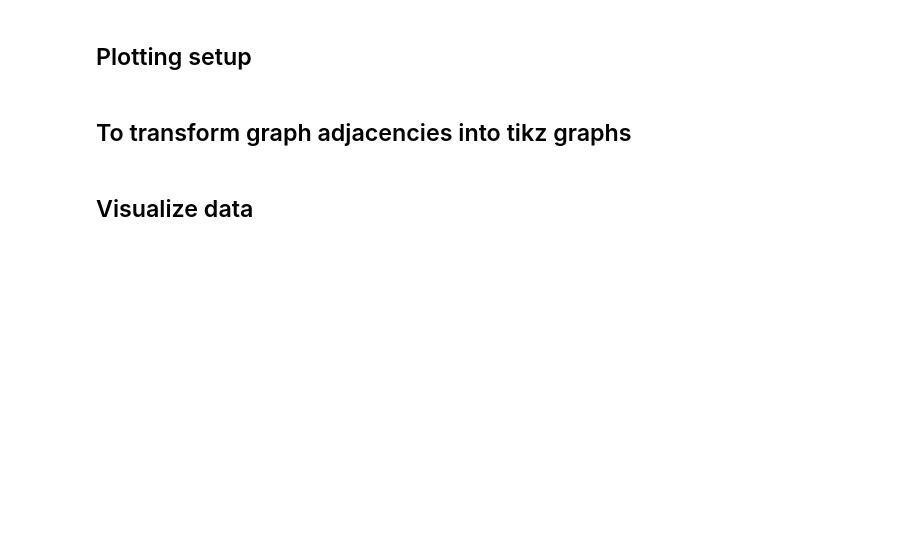
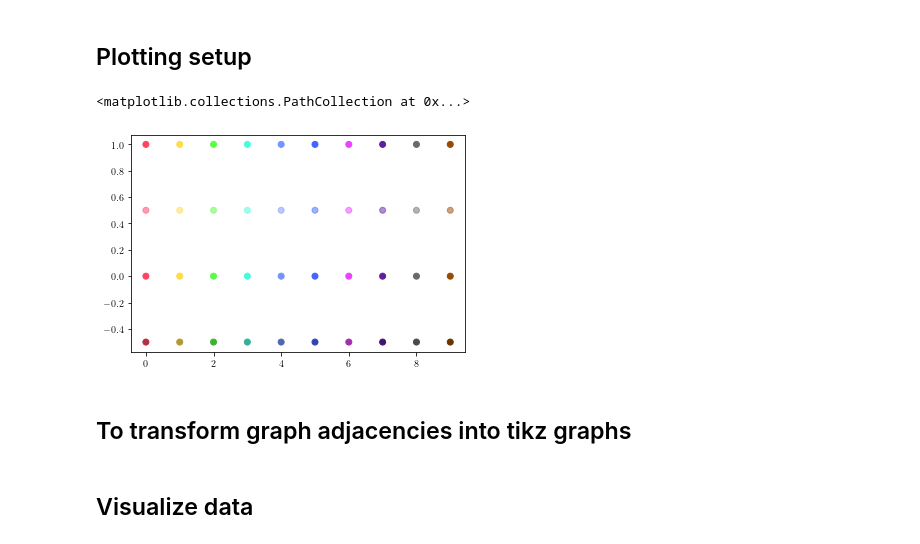
Before and after one commit to juangamella/gnies-paper, a Jupyter notebook: figures_light_tunnel.ipynb, the cells around one changed output. Cells and saved outputs as stored; diff of their text form; code cells hidden in the pictures; blank space fills up the shorter version.

Commit message:
Finished light tunnel figures

```diff
--- a/figures_light_tunnel.ipynb
+++ b/figures_light_tunnel.ipynb
@@ -30,37 +30,41 @@ import time
 from matplotlib import rc
 rc('font',**{'family':'serif','sans-serif':['Computer Modern Roman']})
 rc('text', usetex=True)
+plt.rc('text.latex', preamble=r'\usepackage{amsfonts}')
 #plt.rcParams["font.family"] = "serif"
 #plt.rcParams["font.serif"] = ["Computer Modern Roman"]
 
 # Set legend size
 from matplotlib.font_manager import FontProperties
 fontP = FontProperties()
 fontP.set_size('medium')
 
 # Colors
 def to_rgb(H, b=1, a=1):
     RGBa = []
     for h in H:
         h = h.lstrip("#")
         RGBa.append(tuple(int(h[i:i+2], 16) / 256 * b for i in (0, 2, 4)) + (a,))
     return np.array(RGBa)
 
 cmap = matplotlib.cm.get_cmap('tab20')
 # Colorblind safe palettes
 base = ['#d73027', '#f46d43', '#fdae61', '#fee090', '#020202', '#abd9e9', '#74add1', '#4575b4']
 #base = ['#b2182b', '#d6604d', '#f4a582', '#fddbc7', '#d1e5f0', '#92c5de', '#4393c3', '#2166ac']
 #base = ['#8c510a', '#bf812d', '#dfc27d', '#f6e8c3', '#c7eae5', '#80cdc1', '#35978f', '#01665e']
 # Rainbow palette
 base = ["#ff4365", "#ffdd43", "#59ff43", "#43ffdd", "#7395ff", "#4365ff", "#e943ff", "#601e9e", "#6a6a6a", "#964b00"]#np.array([cmap(i) for i in range(2,20)])
 plt.scatter(np.arange(len(base)), np.ones(len(base)), c = base)
 #base = [base[i] for i in [0,1,3]]
 colors = to_rgb(base)
 colorsa = to_rgb(base, a=0.5)
 colorsb = to_rgb(base, b=0.7)
 plt.scatter(np.arange(len(colors)), np.zeros(len(colors)), c = colors)
 plt.scatter(np.arange(len(colors)), np.ones(len(colors))*0.5, c = colorsa)
 plt.scatter(np.arange(len(colors)), np.ones(len(colors))*-0.5, c = colorsb)
+# %% [output]
+<matplotlib.collections.PathCollection at 0x...>
+[figure, added]
 # %%
 cred = "#FF6B6B"
 cgreen = "#6BCB77"
```
Also changed, not shown: parts of 46 cells of this notebook.
